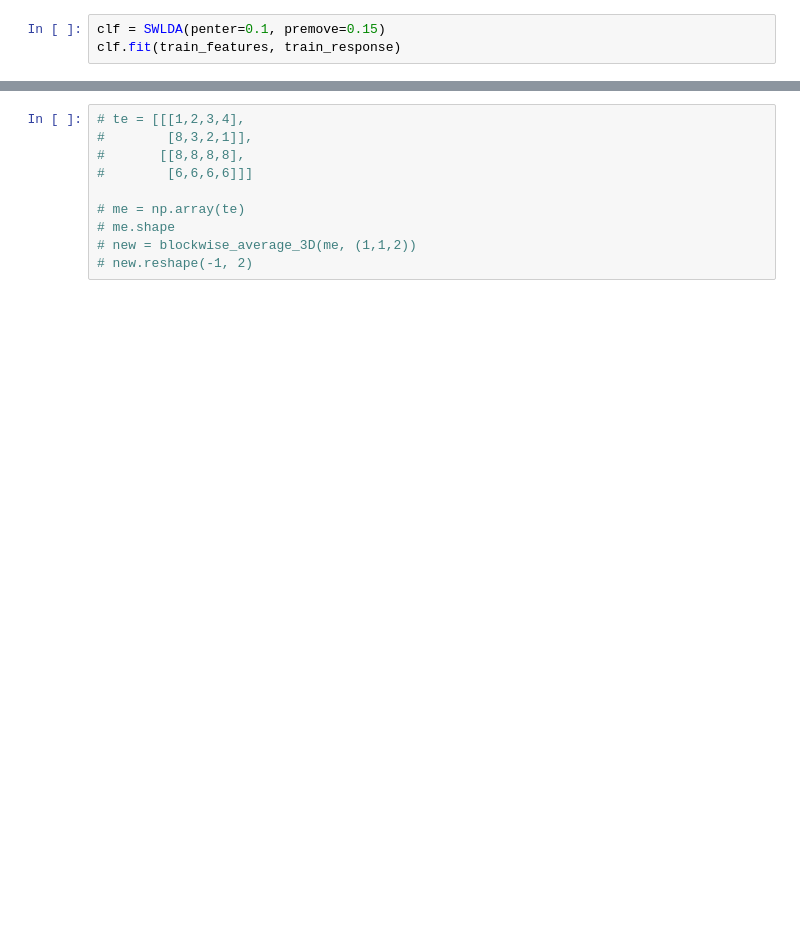
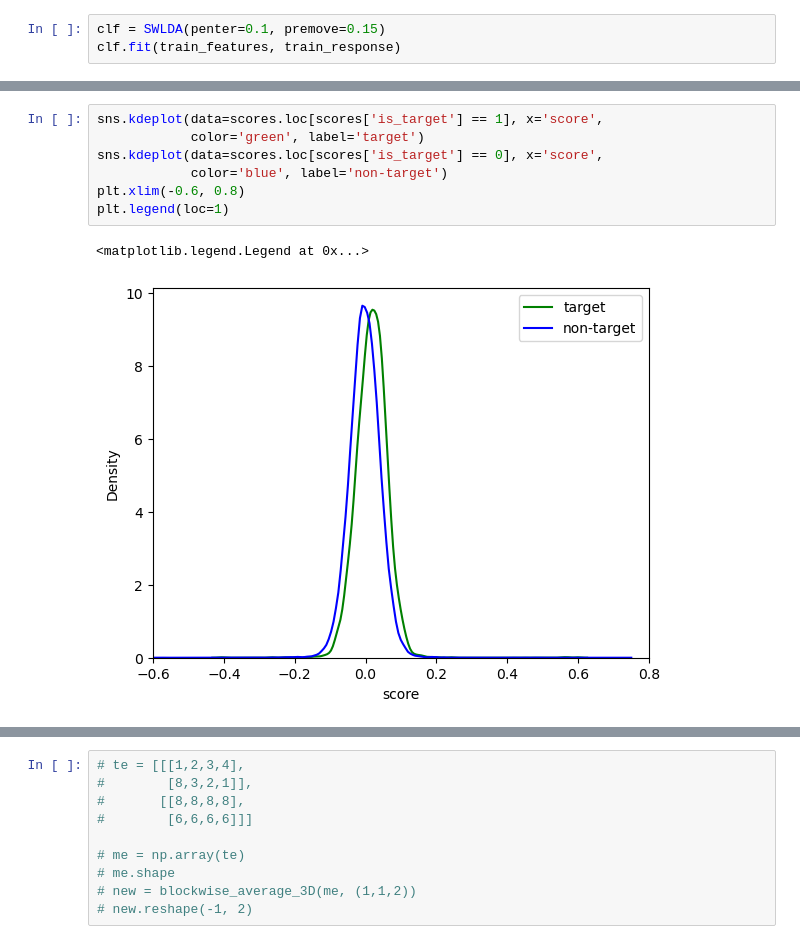
Before and after one commit to zs144/P300-BCI, a Jupyter notebook: Task4/toy_classifier/draft.ipynb, the cells around one changed output, grey strips where cells are left out. Drawn from its saved outputs; the diff is of its cells as text; blank space fills up the shorter version.

```diff
--- a/Task4/toy_classifier/draft.ipynb
+++ b/Task4/toy_classifier/draft.ipynb
@@ -201,0 +235,10 @@ sns.kdeplot(data=scores, x='score', hue='is_target')
+# %%
+sns.kdeplot(data=scores.loc[scores['is_target'] == 1], x='score',
+            color='green', label='target')
+sns.kdeplot(data=scores.loc[scores['is_target'] == 0], x='score',
+            color='blue', label='non-target')
+plt.xlim(-0.6, 0.8)
+plt.legend(loc=1)
+# %% [output]
+<matplotlib.legend.Legend at 0x...>
+[figure, added]
```
Also changed, not shown: parts of 18 cells of this notebook, 11 other files.
